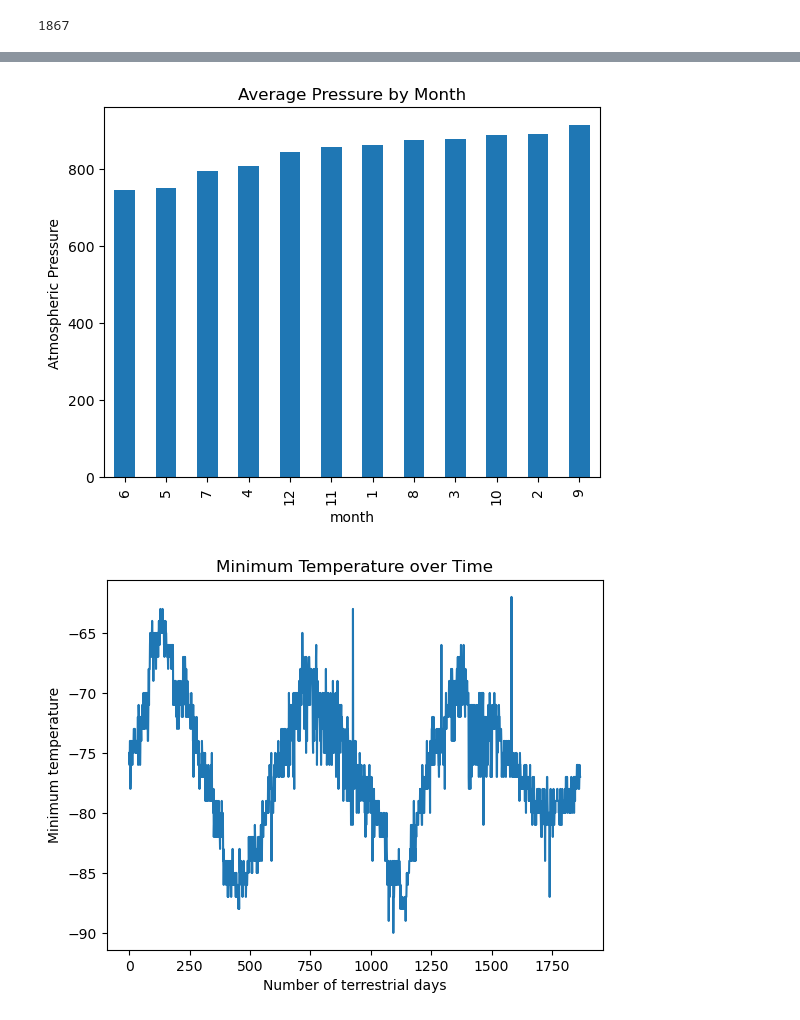
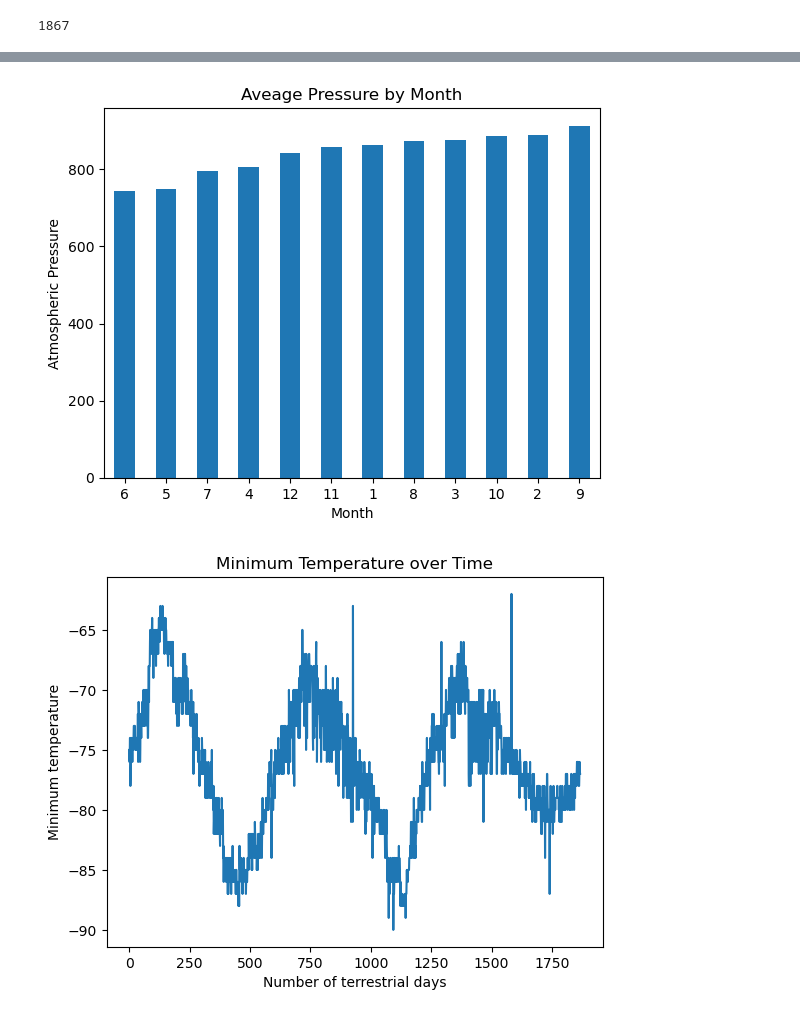
Before and after one commit to linderkm/Module11-Scrape-Challenge, a Jupyter notebook: Scrapers/part_2_mars_weather.ipynb, the cells around one changed output, grey strips where cells are left out. Cells and saved outputs as stored; diff of their text form; code cells hidden in the pictures.

```diff
--- a/Scrapers/part_2_mars_weather.ipynb
+++ b/Scrapers/part_2_mars_weather.ipynb
@@ -171,3 +191,6 @@ Name: min_temp, dtype: float64
 # %%
 # 4. What is the average pressure by month?
+avg_pressure_by_Month_df = mars_df[["month","pressure"]]
+avg_pressure_by_Month_df = avg_pressure_by_Month_df.groupby("month").mean()
+avg_pressure_by_Month_df
 # %% [output]
@@ -192,7 +222,15 @@ Name: pressure, dtype: float64
 # %%
 # Identify the lowest and highest pressure months in Curiosity's location by sorting the previous graph
+avg_pressure_by_month_df_sorted = avg_pressure_by_Month_df.sort_values(by='pressure')
+avg_pressure_by_month_df_sorted.plot.bar(title="Aveage Pressure by Month",
+                                 xlabel = "Month",
+                                 ylabel="Atmospheric Pressure",
+                                 rot = 0,
+                                 legend = False)
+
+plt.show()
 # %% [output]
-[figure, old version]
+[figure, new version]
 # %%
 # 5. How many terrestrial (Earth) days are there in a Martian year?
 # Visually estimate the result by plotting the daily minimum temperature of each observation in the data set.
```
Also changed, not shown: parts of 10 cells of this notebook, 1 other file.
